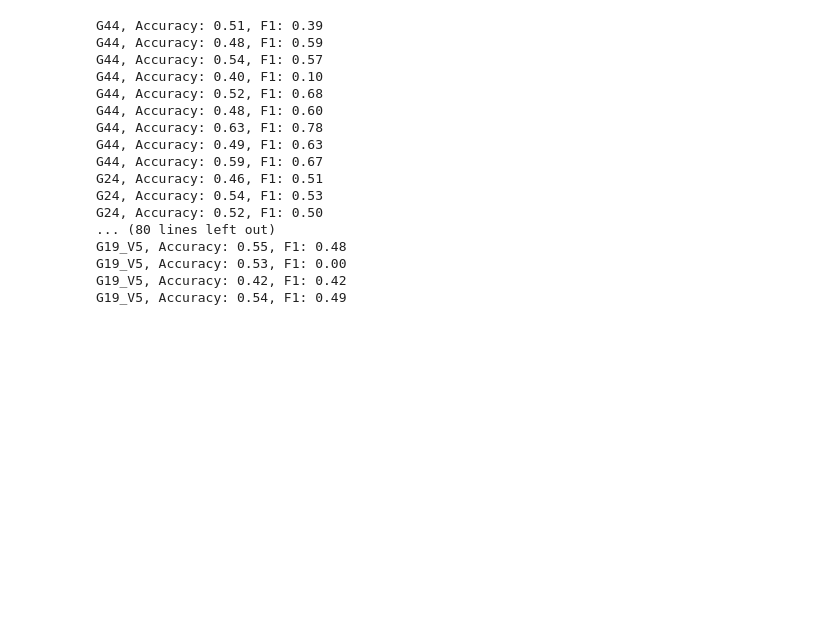
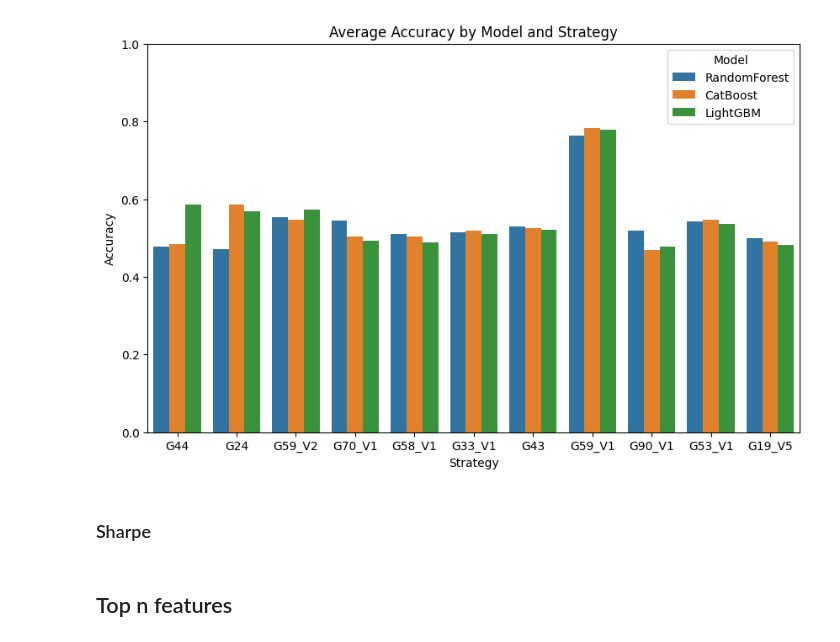
Before and after one commit to alemishch/trading_models, a Jupyter notebook: ensemble.ipynb, the cells around one changed output. Saved outputs shown, nothing was run; the diff lists cells and outputs as text; code cells hidden in the pictures; blank space fills up the shorter version.

```diff
--- a/ensemble.ipynb
+++ b/ensemble.ipynb
@@ -66,4 +44,4 @@ train_end = '2023-12-31'
 predict_start = '2024-01-01'
 predict_end = '2024-03-31'
 
-step = pd.DateOffset(months=3)
+step = pd.DateOffset(months=1)
@@ -70,4 +84,4 @@ step = pd.DateOffset(months=3)
 # %%
 rf = RandomForestClassifier(n_estimators=100, random_state=42)
 cat = CatBoostClassifier(verbose=0, random_state=42)
-lgbm = LGBMClassifier(n_estimators=100, random_state=42)
+lgbm = LGBMClassifier(n_estimators=100, random_state=42, verbose=-1)
@@ -74,24 +92,37 @@ lgbm = LGBMClassifier(n_estimators=100, random_state=42)
+# %%
+strategies = merged_data.keys()
+dfs = {}
+
+for strategy in strategies:
+    df = merged_data[strategy]
+    X = df.drop([f'{target}'], axis=1)
+    y = df[f'{target}']
+
+    model = RandomForestClassifier(n_estimators=100, random_state=42)
+    model.fit(X, y)
+
+    importances = pd.Series(model.feature_importances_, index=X.columns)
+    importances.sort_values(ascending=False, inplace=True)
+
+    top_features = importances.nlargest(15).index
+
+    X_selected = X[top_features]
+    dfs[strategy] = pd.merge(X_selected, y, left_index=True, right_index=True, how='inner')
 # %%
-import warnings
-warnings.filterwarnings('ignore')
-
 models = {
         'RandomForest': rf,
         'CatBoost': cat,
         'LightGBM': lgbm
     }
-results = {strategy: {model: [] for model in models.keys()} for strategy in strategies}
+results_returns = {strategy: {model: [] for model in models.keys()} for strategy in strategies}
 for strategy in strategies:
-    print(strategy)
-    df = dfs[strategy]
+    df = dfs[strategy].copy()
 
     current_train_end = pd.to_datetime(train_end)
     current_predict_start = pd.to_datetime(predict_start)
     current_predict_end = pd.to_datetime(predict_end)
 
     while current_predict_start <= df.index.max():
-        print(f"\nTraining up to {current_train_end.date()}, predicting from {current_predict_start.date()} to {current_predict_end.date()}")
-
         train = df.loc[:current_train_end]
         predict = df.loc[current_predict_start:current_predict_end]
 
@@ -113,7 +144,7 @@ for strategy in strategies:
                 rec = recall_score(y_true, y_pred, zero_division=0)
                 f1 = f1_score(y_true, y_pred, zero_division=0)
 
-                results[strategy][model_name].append({
+                results_returns[strategy][model_name].append({
                     'Model': model_name,
                     'Train_End': current_train_end.date(),
                     'Predict_Start': current_predict_start.date(),
@@ -171,26 +202,7 @@ Training up to 2024-06-30, predicting from 2024-07-01 to 2024-09-30
 # %%
-for strategy in strategies:
-    for model in models.keys():
-        for dic in results[strategy][model]:
-            try:
-                print(f"{strategy}, Accuracy: {dic['Accuracy']:.2f}, F1: {dic['F1_Score']:.2f}")
-            except:
-                continue
+average_metrics = compute_average_metrics(results_returns)
+plot_average_metrics(average_metrics, metric='Accuracy')
 # %% [output]
-G44, Accuracy: 0.51, F1: 0.39
-G44, Accuracy: 0.48, F1: 0.59
-G44, Accuracy: 0.54, F1: 0.57
-G44, Accuracy: 0.40, F1: 0.10
-G44, Accuracy: 0.52, F1: 0.68
-G44, Accuracy: 0.48, F1: 0.60
-G44, Accuracy: 0.63, F1: 0.78
-G44, Accuracy: 0.49, F1: 0.63
-G44, Accuracy: 0.59, F1: 0.67
-G24, Accuracy: 0.46, F1: 0.51
-G24, Accuracy: 0.54, F1: 0.53
-G24, Accuracy: 0.52, F1: 0.50
-... (80 lines left out)
-G19_V5, Accuracy: 0.55, F1: 0.48
-G19_V5, Accuracy: 0.53, F1: 0.00
-G19_V5, Accuracy: 0.42, F1: 0.42
-G19_V5, Accuracy: 0.54, F1: 0.49
+[figure, added]
+# %% [markdown]
+### Sharpe
@@ -196,0 +231,2 @@ G19_V5, Accuracy: 0.54, F1: 0.49
+# %% [markdown]
+## Top n features
```
Also changed, not shown: parts of 11 cells of this notebook, 19 other files.
